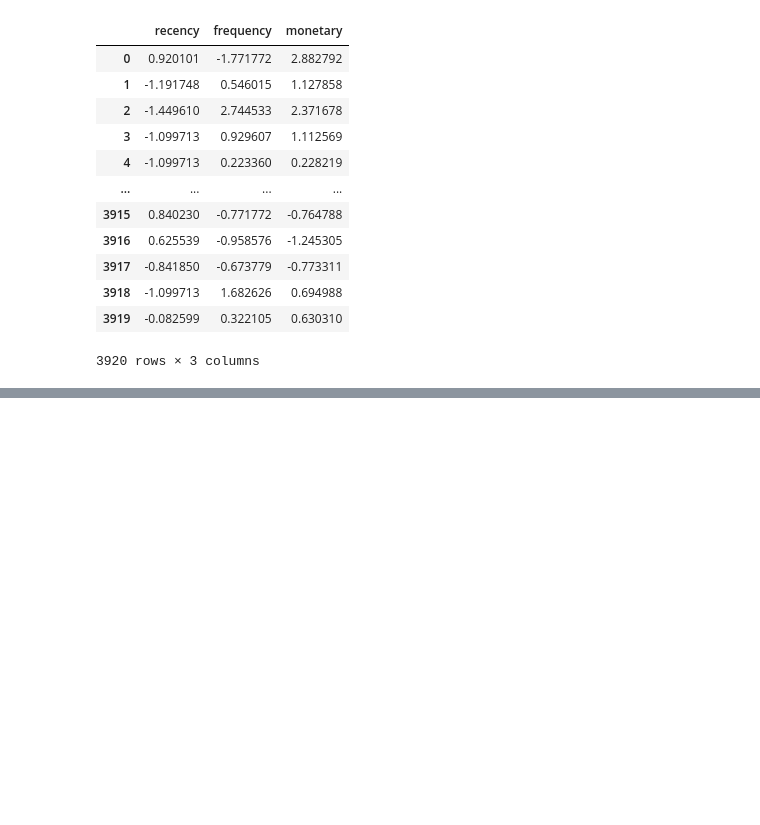
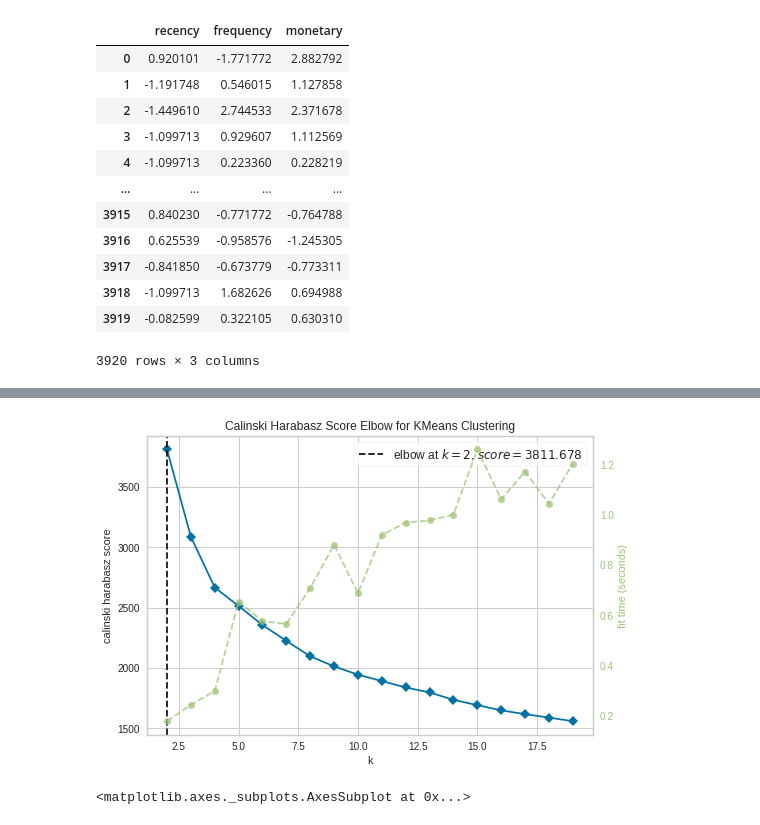
Before and after one commit to ParthSharma1197/Capstone-Project-Online-Retail-Customer-Segmentation, a Jupyter notebook: Online_Retail_Customer_Segmentation_Capstone_Project.ipynb, the cells around one changed output, grey strips where cells are left out. Saved outputs shown, nothing was run; the diff lists cells and outputs as text; code cells hidden in the pictures; blank space fills up the shorter version.

```diff
--- a/Online_Retail_Customer_Segmentation_Capstone_Project.ipynb
+++ b/Online_Retail_Customer_Segmentation_Capstone_Project.ipynb
@@ -882,0 +987,18 @@ norm
+# %%
+#visualizing calinski harabasz index using yellowbrick
+#fit KMeans
+for k in range(2, 20):
+
+    # Initialize KMeans with k clusters
+    kmeans = KMeans(n_clusters=k, random_state=1)
+
+    # Fit KMeans on the normalized dataset
+    kmeans.fit(norm)
+
+from yellowbrick.cluster import KElbowVisualizer
+visu = KElbowVisualizer(kmeans, k=(2, 20), metric='calinski_harabasz')
+visu.fit(norm)
+visu.show()
+# %% [output]
+[figure, added]
+<matplotlib.axes._subplots.AxesSubplot at 0x...>
```
Also changed, not shown: parts of 26 cells of this notebook.
